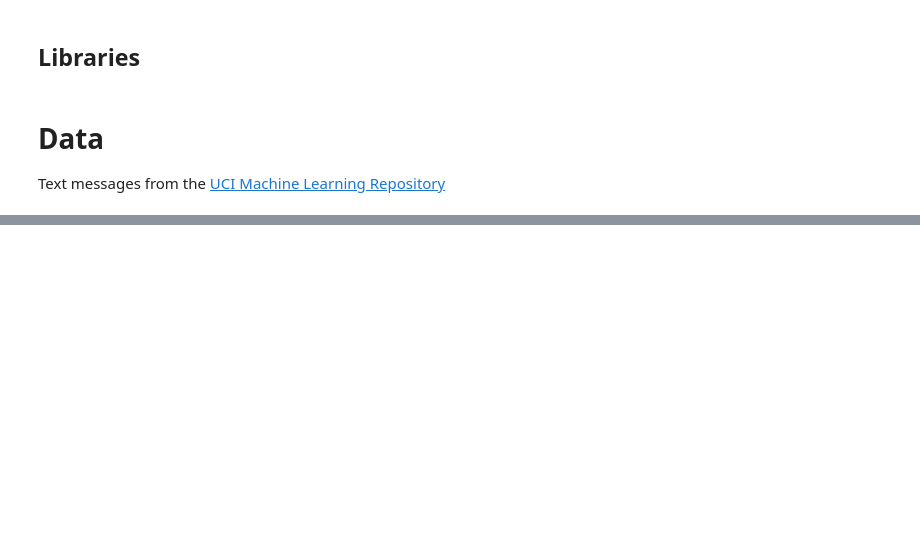
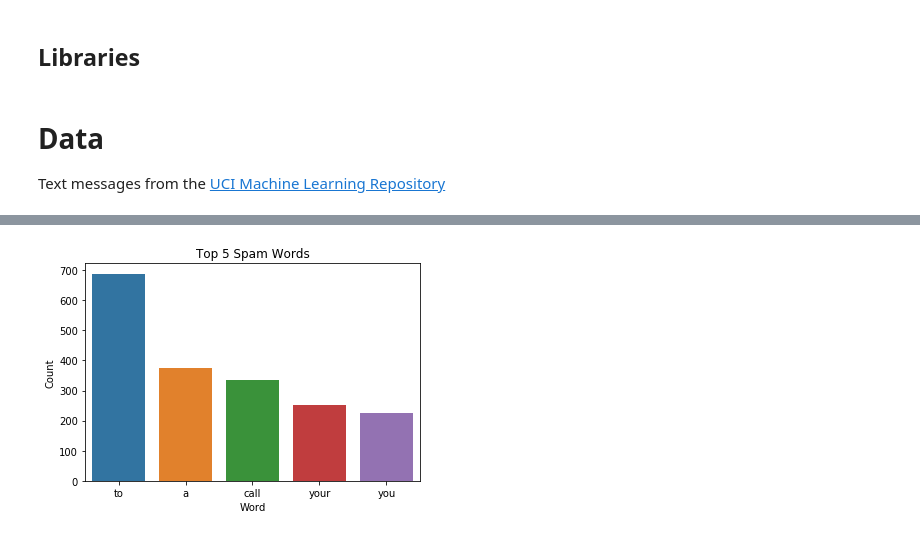
Before and after one commit to elouden/NLP-Exploration, a Jupyter notebook: Spam Classifier.ipynb, the cells around one changed output, grey strips where cells are left out. Cells and saved outputs as stored; diff of their text form; code cells hidden in the pictures; blank space fills up the shorter version.

```diff
--- a/Spam Classifier.ipynb
+++ b/Spam Classifier.ipynb
@@ -42,0 +95,8 @@ pd.read_table(os.path.join('data', 'smsspamcollection', 'SMSSpamCollection'))
+# %%
+# get all spam text
+spam_filter = df['label'] == 'spam'
+spam_text = ''.join([text for text in df['sms_message'][spam_filter]])
+
+# spam word_counts
+spam_word_counts = count_words(spam_text)
+spam_word_counts
@@ -42,0 +121,7 @@ pd.read_table(os.path.join('data', 'smsspamcollection', 'SMSSpamCollection'))
+# %%
+# get all ham text
+ham_text = ''.join([text for text in df['sms_message'][np.logical_not(spam_filter)]])
+
+# ham word counts
+ham_word_counts = count_words(ham_text)
+ham_word_counts
@@ -42,0 +154,7 @@ pd.read_table(os.path.join('data', 'smsspamcollection', 'SMSSpamCollection'))
+# %%
+# put all this data into a dataframe
+word_count_df = pd.DataFrame(data={'Label':['spam']*len(spam_word_counts)+['ham']*len(ham_word_counts),
+                                   'Word':list(spam_word_counts.keys())+list(ham_word_counts.keys()),
+                                   'Count':list(spam_word_counts.values())+list(ham_word_counts.values())})
+
+word_count_df
@@ -42,0 +175,11 @@ pd.read_table(os.path.join('data', 'smsspamcollection', 'SMSSpamCollection'))
+# %%
+# top n spam words
+n = 5
+spam_filter = word_count_df['Label'] == 'spam'
+plot_df = word_count_df[spam_filter].sort_values(by=['Count'], ascending=False).head(n).copy()
+
+sns.barplot(x='Word', y='Count', data=plot_df)
+plt.title('Top '+ str(n) + ' Spam Words')
+plt.show()
+# %% [output]
+[figure, added]
```
Also changed, not shown: parts of 12 cells of this notebook.
